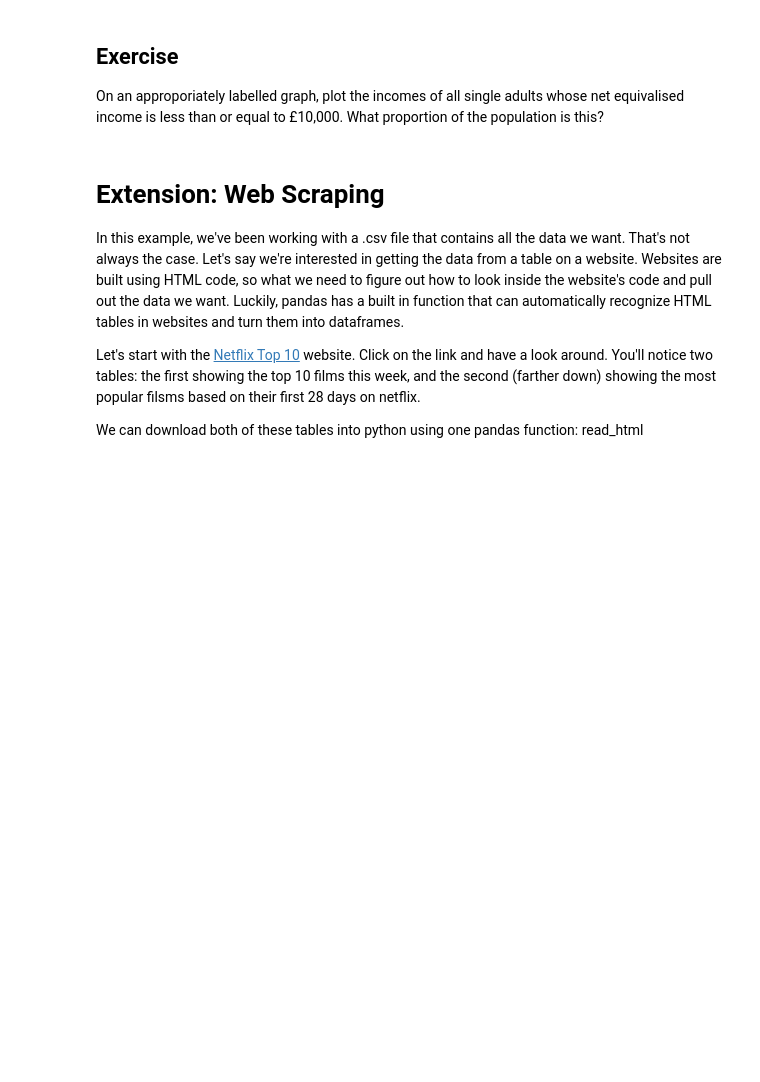
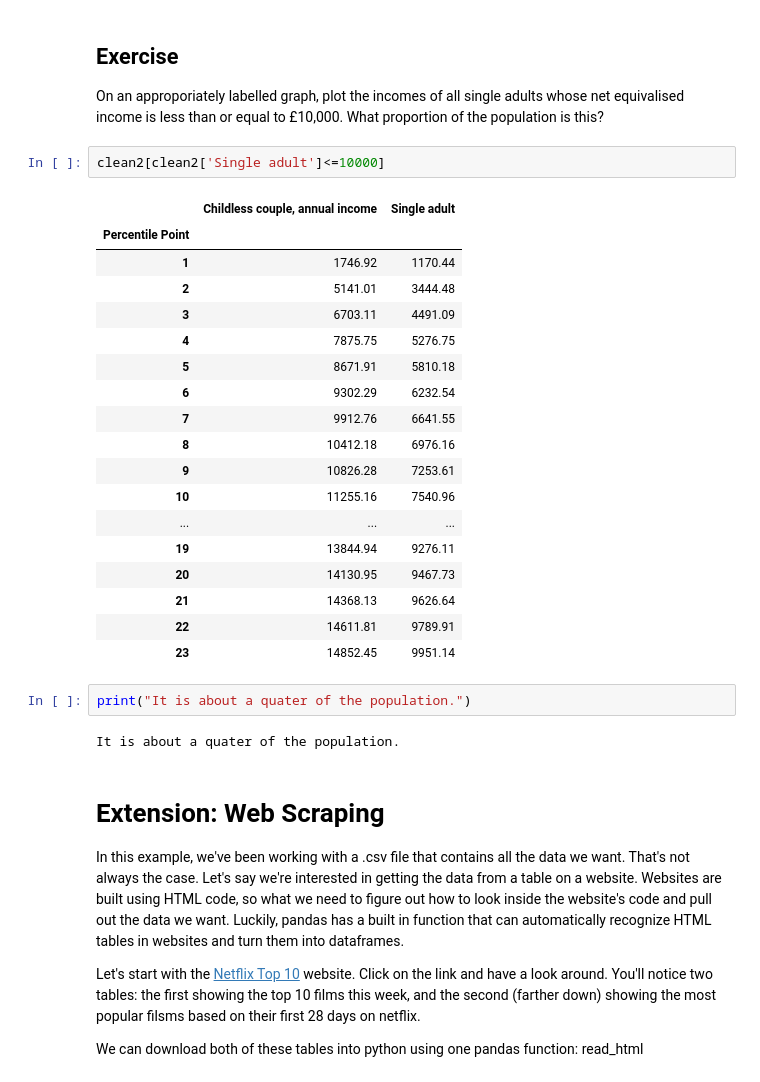
Before and after one commit to Yukiii0517/QM2, a Jupyter notebook: notebooks/W02. Pandas.ipynb, the cells around one changed output. Saved outputs shown, nothing was run; the diff lists cells and outputs as text; blank space fills up the shorter version.

```diff
--- a/notebooks/W02. Pandas.ipynb
+++ b/notebooks/W02. Pandas.ipynb
@@ -346,6 +466,31 @@ We won't dwell on comparative operative, here we've used ">" to mean "is greater
 # %% [markdown]
 ## Exercise
 On an approporiately labelled graph, plot the incomes of all single adults whose net equivalised income is less than or equal to £10,000. What proportion of the population is this?
+# %%
+clean2[clean2['Single adult']<=10000]
+# %% [output]
+|  | Childless couple, annual income | Single adult |
+| Percentile Point |  |  |
+| 1 | 1746.92 | 1170.44 |
+| 2 | 5141.01 | 3444.48 |
+| 3 | 6703.11 | 4491.09 |
+| 4 | 7875.75 | 5276.75 |
+| 5 | 8671.91 | 5810.18 |
+| 6 | 9302.29 | 6232.54 |
+| 7 | 9912.76 | 6641.55 |
+| 8 | 10412.18 | 6976.16 |
+| 9 | 10826.28 | 7253.61 |
+| 10 | 11255.16 | 7540.96 |
+| ... | ... | ... |
+| 19 | 13844.94 | 9276.11 |
+| 20 | 14130.95 | 9467.73 |
+| 21 | 14368.13 | 9626.64 |
+| 22 | 14611.81 | 9789.91 |
+| 23 | 14852.45 | 9951.14 |
+# %%
+print("It is about a quater of the population.")
+# %% [output]
+It is about a quater of the population.
 # %% [markdown]
 # Extension: Web Scraping
 
```
Also changed, not shown: parts of 19 cells of this notebook.
